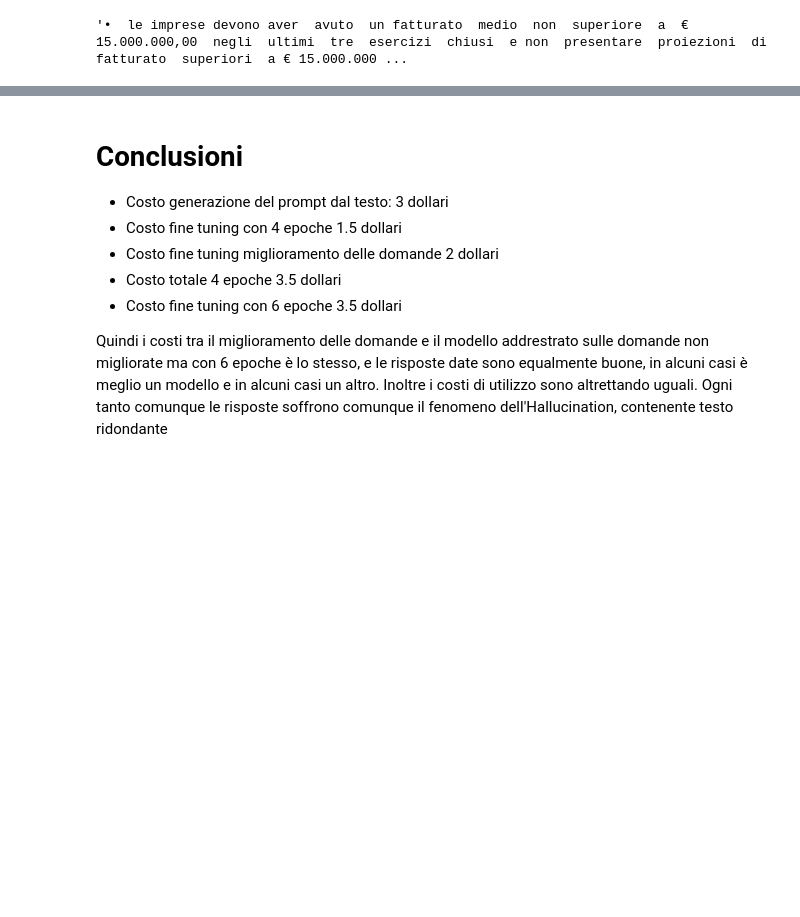
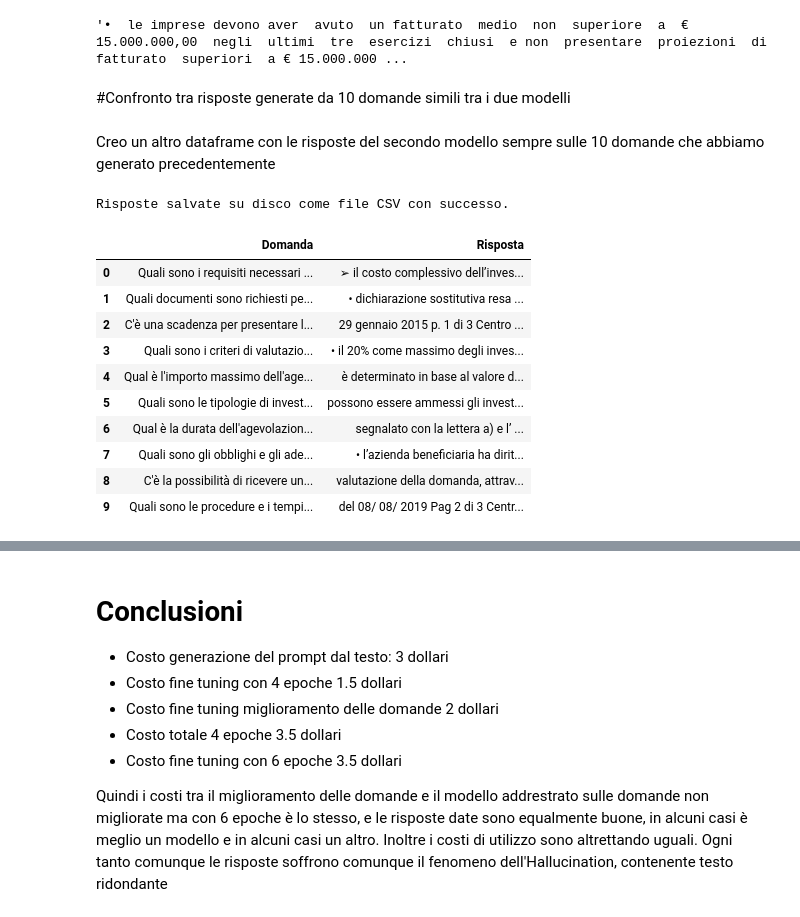
Before and after one commit to GiacomoSignorile/Davinci-002-Finetuning-Bandi-Puglia, a Jupyter notebook: Notebook/04_Fine_tuning_Evaluations.ipynb, the cells around one changed output, grey strips where cells are left out. Saved outputs shown, nothing was run; the diff lists cells and outputs as text; code cells hidden in the pictures; blank space fills up the shorter version.

```diff
--- a/Notebook/04_Fine_tuning_Evaluations.ipynb
+++ b/Notebook/04_Fine_tuning_Evaluations.ipynb
@@ -481,3 +486,59 @@ risposta2_ft2 = client['choices'][0]['text'].strip()
 risposta2_ft2
 # %% [output]
 '•  le imprese devono aver  avuto  un fatturato  medio  non  superiore  a  € 15.000.000,00  negli  ultimi  tre  esercizi  chiusi  e non  presentare  proiezioni  di fatturato  superiori  a € 15.000.000 ...
+# %% [markdown]
+#Confronto tra risposte generate da 10 domande simili tra i due modelli
+# %% [markdown]
+Creo un altro dataframe con le risposte del secondo modello sempre sulle 10 domande che abbiamo generato precedentemente
+# %%
+import time
+import openai
+
+domande_generate = [
+    "Quali sono i requisiti necessari per accedere all'agevolazione prevista nell'Avviso? in riferimento al documento: 'Aiuti agli Investimenti delle Piccole e Medie Imprese (Titolo II Capo 3 Reg_ Regionale 17_2014)_br ___br __.pdf'",
+    "Quali documenti sono richiesti per presentare la domanda di agevolazione? in riferimento al documento: 'Aiuti agli Investimenti delle Piccole e Medie Imprese (Titolo II Capo 3 Reg_ Regionale 17_2014)_br ___br __.pdf'",
+    "C'è una scadenza per presentare la domanda di agevolazione? in riferimento al documento: 'Aiuti agli Investimenti delle Piccole e Medie Imprese (Titolo II Capo 3 Reg_ Regionale 17_2014)_br ___br __.pdf'",
+    "Quali sono i criteri di valutazione utilizzati per selezionare i beneficiari dell'agevolazione? in riferimento al documento: 'Aiuti agli Investimenti delle Piccole e Medie Imprese (Titolo II Capo 3 Reg_ Regionale 17_2014)_br ___br __.pdf'",
+    "Qual è l'importo massimo dell'agevolazione che può essere ottenuto? in riferimento al documento: 'Aiuti agli Investimenti delle Piccole e Medie Imprese (Titolo II Capo 3 Reg_ Regionale 17_2014)_br ___br __.pdf'",
+    "Quali sono le tipologie di investimenti ammissibili per ottenere l'agevolazione? in riferimento al documento: 'Aiuti agli Investimenti delle Piccole e Medie Imprese (Titolo II Capo 3 Reg_ Regionale 17_2014)_br ___br __.pdf'",
+    "Qual è la durata dell'agevolazione una volta ottenuta? in riferimento al documento: 'Aiuti agli Investimenti delle Piccole e Medie Imprese (Titolo II Capo 3 Reg_ Regionale 17_2014)_br ___br __.pdf'",
+    "Quali sono gli obblighi e gli adempimenti che i beneficiari dell'agevolazione devono rispettare? in riferimento al documento: 'Aiuti agli Investimenti delle Piccole e Medie Imprese (Titolo II Capo 3 Reg_ Regionale 17_2014)_br ___br __.pdf'",
+    "C'è la possibilità di ricevere un'anticipazione dell'agevolazione durante il processo di valutazione della domanda? in riferimento al documento: 'Aiuti agli Investimenti delle Piccole e Medie Imprese (Titolo II Capo 3 Reg_ Regionale 17_2014)_br ___br __.pdf'",
+    "Quali sono le procedure e i tempi previsti per la comunicazione dell'esito della domanda di agevolazione? in riferimento al documento: 'Aiuti agli Investimenti delle Piccole e Medie Imprese (Titolo II Capo 3 Reg_ Regionale 17_2014)_br ___br __.pdf'"
+]
+
+risposte_generate2 = []
+for domanda in domande_generate:
+    client = openai.Completion.create(
+        engine="ft:davinci-002:links:test-signorile:8PTwTi0r",
+        prompt=domanda,
+        max_tokens=1024,
+        n=1,
+        stop=None,
+        temperature=0.5
+    )
+    risposta = client['choices'][0]['text'].strip()
+    risposte_generate2.append(risposta)
+    time.sleep(5)
+# %%
+df2 = pd.DataFrame(list(zip(domande_generate, risposte_generate2)), columns=['Domanda', 'Risposta'])
+
+df.to_csv("risposte_generate2.csv", index=False, encoding="utf-8")
+
+print("Risposte salvate su disco come file CSV con successo.")
+# %% [output]
+Risposte salvate su disco come file CSV con successo.
+# %%
+df2
+# %% [output]
+|  | Domanda | Risposta |
+| 0 | Quali sono i requisiti necessari ... | ➢ il costo complessivo dell’inves... |
+| 1 | Quali documenti sono richiesti pe... | • dichiarazione sostitutiva resa ... |
+| 2 | C'è una scadenza per presentare l... | 29 gennaio 2015 p. 1 di 3 Centro ... |
+| 3 | Quali sono i criteri di valutazio... | • il 20% come massimo degli inves... |
+| 4 | Qual è l'importo massimo dell'age... | è determinato in base al valore d... |
+| 5 | Quali sono le tipologie di invest... | possono essere ammessi gli invest... |
+| 6 | Qual è la durata dell'agevolazion... | segnalato con la lettera a) e l’ ... |
+| 7 | Quali sono gli obblighi e gli ade... | • l’azienda beneficiaria ha dirit... |
+| 8 | C'è la possibilità di ricevere un... | valutazione della domanda, attrav... |
+| 9 | Quali sono le procedure e i tempi... | del 08/ 08/ 2019 Pag 2 di 3 Centr... |
```
Also changed, not shown: parts of 8 cells of this notebook, 1 other file.
